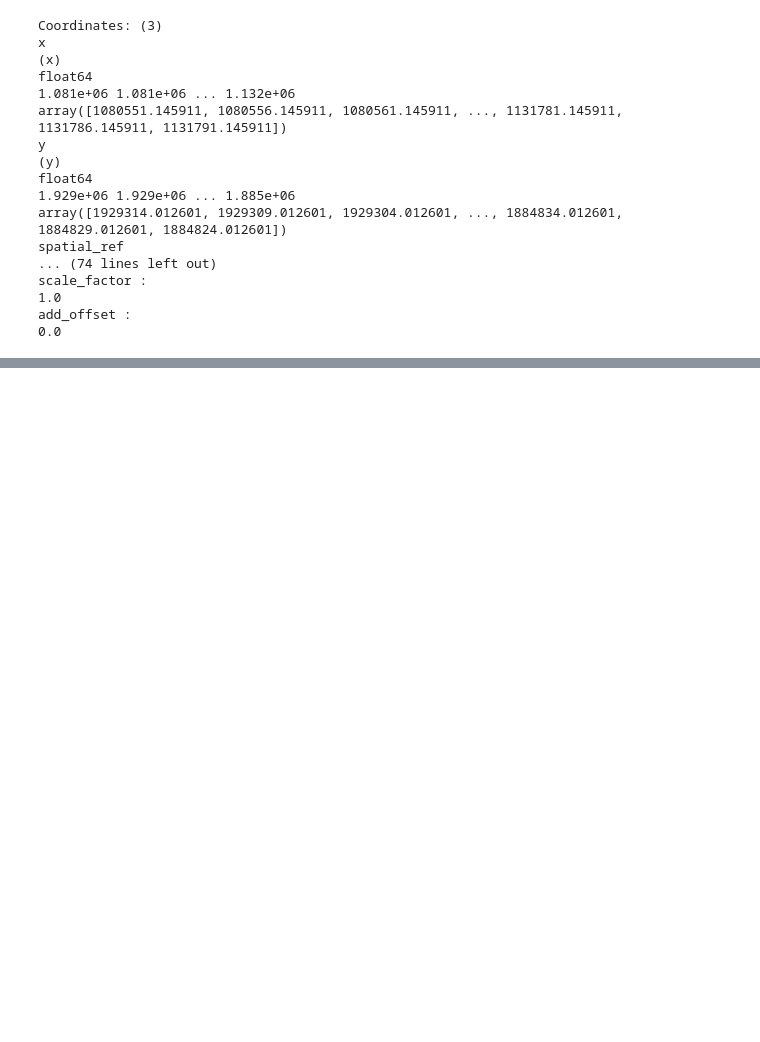
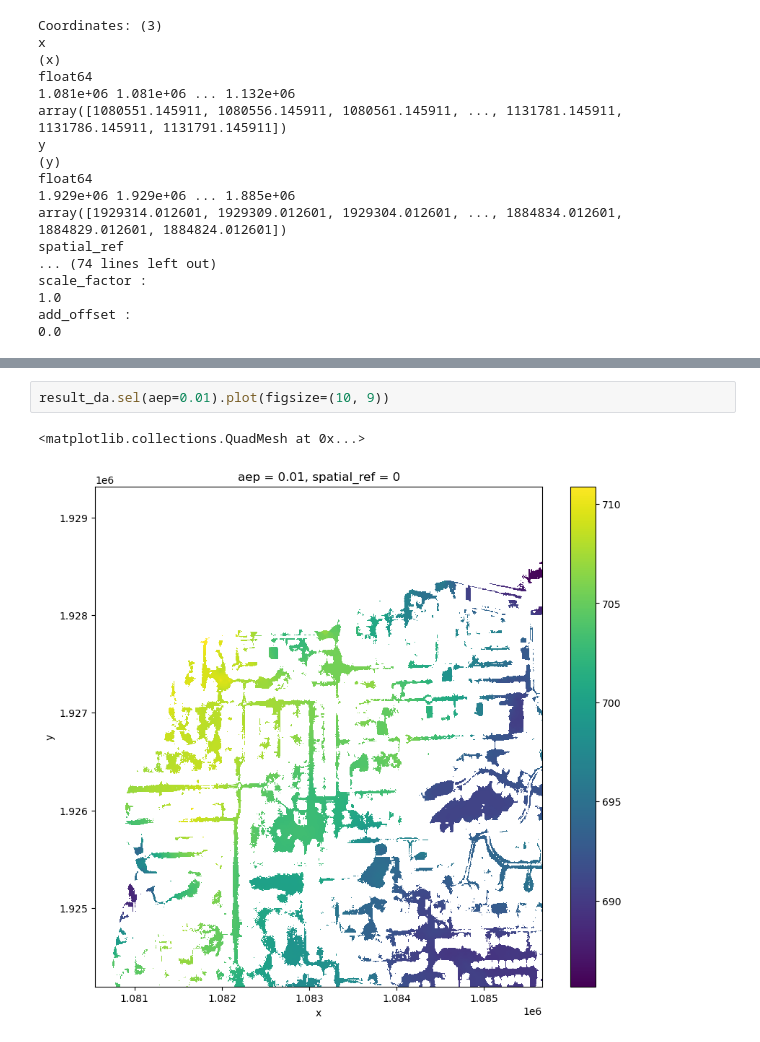
Before and after one commit to arc-pts/ffrd-grid-concept, a Jupyter notebook: 05-interpolate.ipynb, the cells around one changed output, grey strips where cells are left out. Saved outputs shown, nothing was run; the diff lists cells and outputs as text; blank space fills up the shorter version.

```diff
--- a/05-interpolate.ipynb
+++ b/05-interpolate.ipynb
@@ -222,0 +266,5 @@ ds_interpolated.wsel.where(depth_da > 0).isel(x=slice(3000,3500), y=slice(2000,2
+# %%
+result_da.sel(aep=0.01).plot(figsize=(10, 9))
+# %% [output]
+<matplotlib.collections.QuadMesh at 0x...>
+[figure, added]
```
Also changed, not shown: parts of 17 cells of this notebook, 1 other file.
